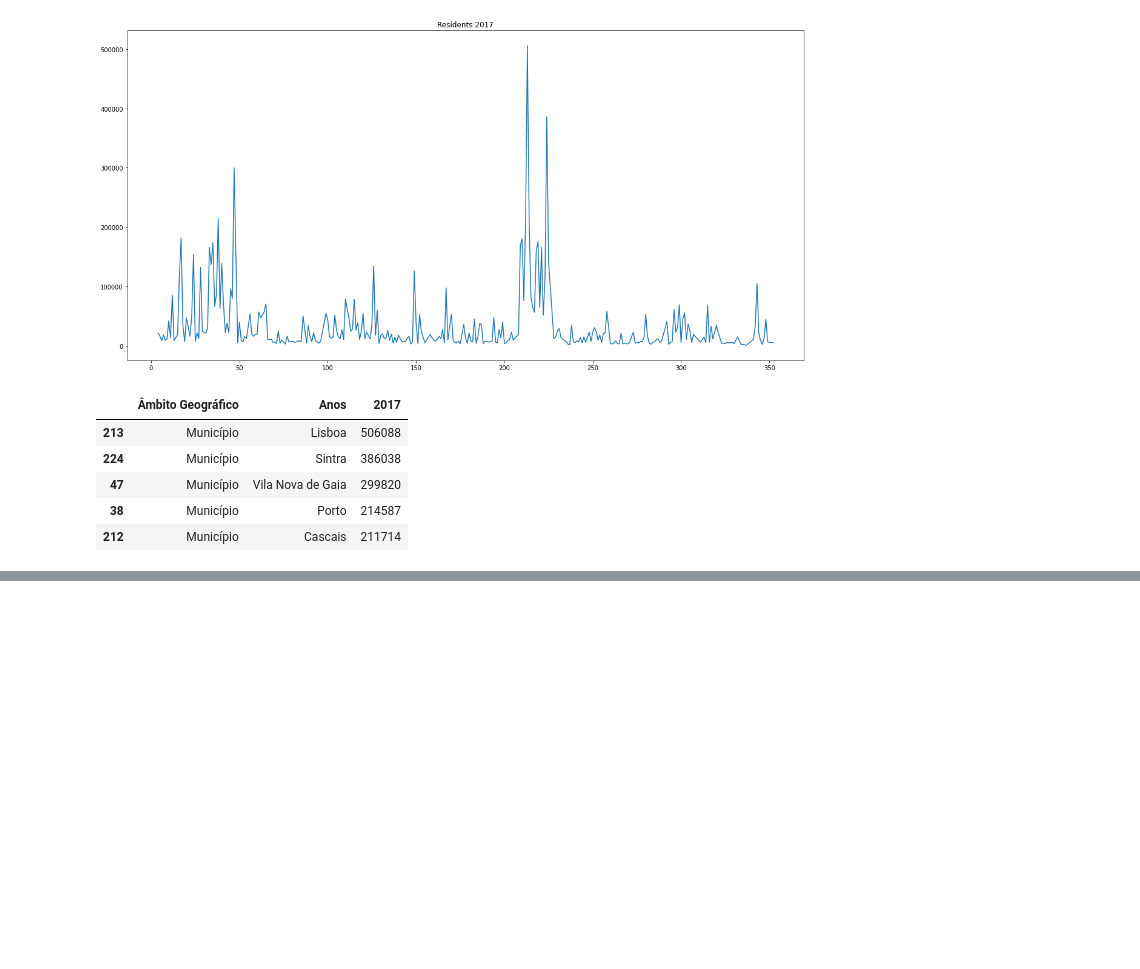
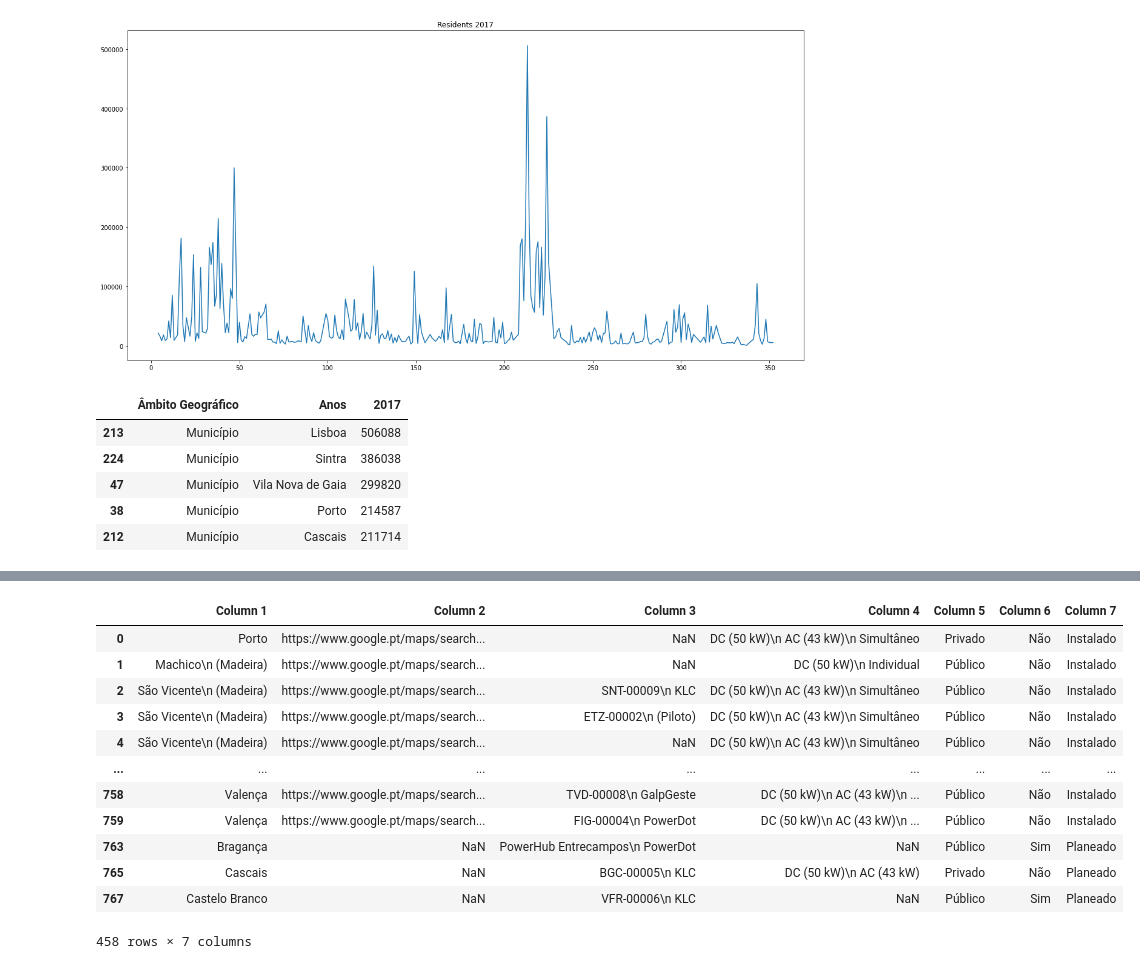
Before and after one commit to INmais/LEIS-2001-collaborative-project, a Jupyter notebook: Mobility/Mobility_pynb.ipynb, the cells around one changed output, grey strips where cells are left out. Drawn from its saved outputs; the diff is of its cells as text; code cells hidden in the pictures; blank space fills up the shorter version.

```diff
--- a/Mobility/Mobility_pynb.ipynb
+++ b/Mobility/Mobility_pynb.ipynb
@@ -223,0 +428,20 @@ pop_mum.nlargest(5, '2017')
+# %%
+# dropping ALL duplicte values
+uve.drop_duplicates(subset =['Column 2', 'Column 3'],
+                     keep = False, inplace = True)
+# %%
+uve
+# %% [output]
+|  | Column 1 | Column 2 | Column 3 | Column 4 | Column 5 | Column 6 | Column 7 |
+| 0 | Porto | https://www.google.pt/maps/search... | NaN | DC (50 kW)\n AC (43 kW)\n Simultâneo | Privado | Não | Instalado |
+| 1 | Machico\n (Madeira) | https://www.google.pt/maps/search... | NaN | DC (50 kW)\n Individual | Público | Não | Instalado |
+| 2 | São Vicente\n (Madeira) | https://www.google.pt/maps/search... | SNT-00009\n KLC | DC (50 kW)\n AC (43 kW)\n Simultâneo | Público | Não | Instalado |
+| 3 | São Vicente\n (Madeira) | https://www.google.pt/maps/search... | ETZ-00002\n (Piloto) | DC (50 kW)\n AC (43 kW)\n Simultâneo | Público | Não | Instalado |
+| 4 | São Vicente\n (Madeira) | https://www.google.pt/maps/search... | NaN | DC (50 kW)\n AC (43 kW)\n Simultâneo | Público | Não | Instalado |
+| ... | ... | ... | ... | ... | ... | ... | ... |
+| 758 | Valença | https://www.google.pt/maps/search... | TVD-00008\n GalpGeste | DC (50 kW)\n AC (43 kW)\n ... | Público | Não | Instalado |
+| 759 | Valença | https://www.google.pt/maps/search... | FIG-00004\n PowerDot | DC (50 kW)\n AC (43 kW)\n ... | Público | Não | Instalado |
+| 763 | Bragança | NaN | PowerHub Entrecampos\n PowerDot | NaN | Público | Sim | Planeado |
+| 765 | Cascais | NaN | BGC-00005\n KLC | DC (50 kW)\n AC (43 kW) | Privado | Não | Planeado |
+| 767 | Castelo Branco | NaN | VFR-00006\n KLC | NaN | Público | Sim | Planeado |
+458 rows × 7 columns
```
Also changed, not shown: parts of 14 cells of this notebook.
